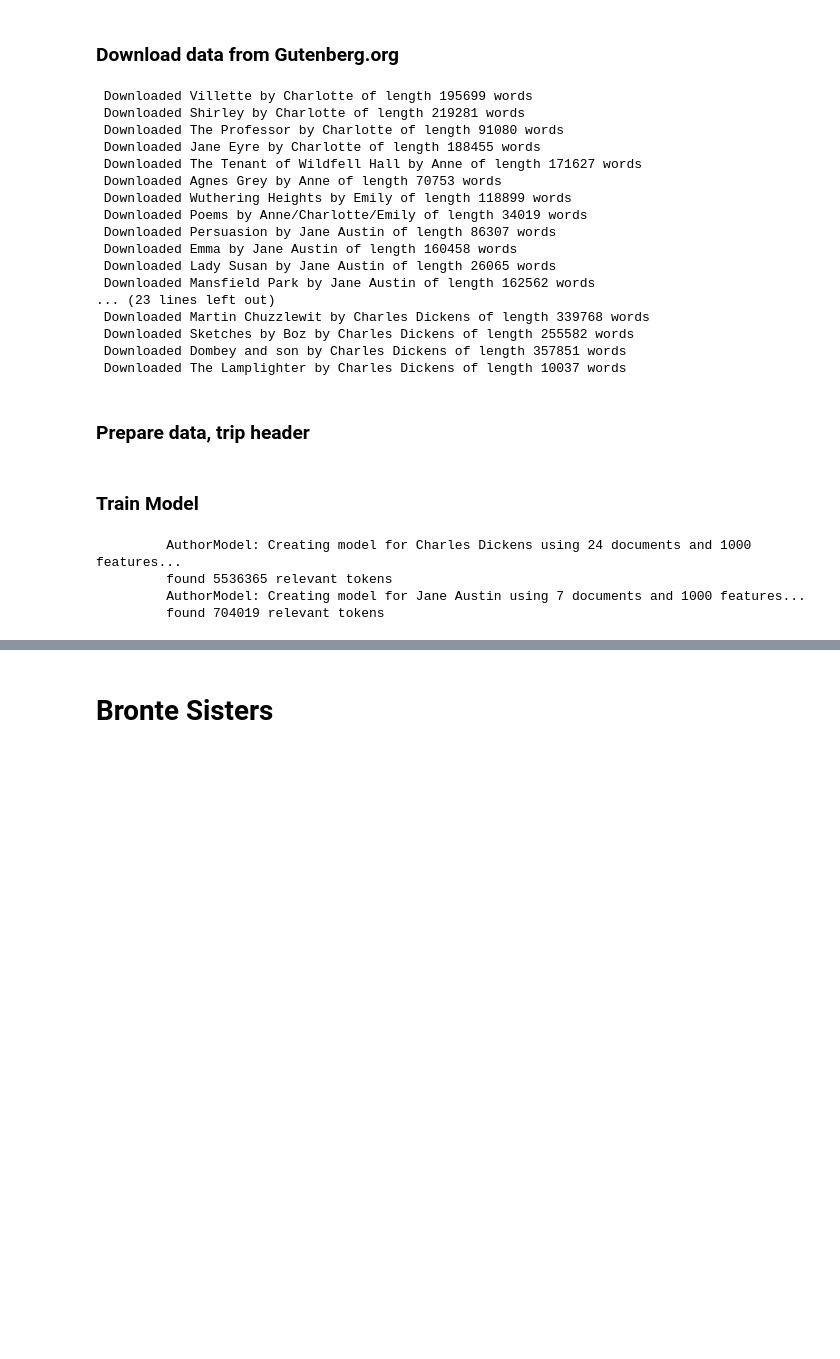
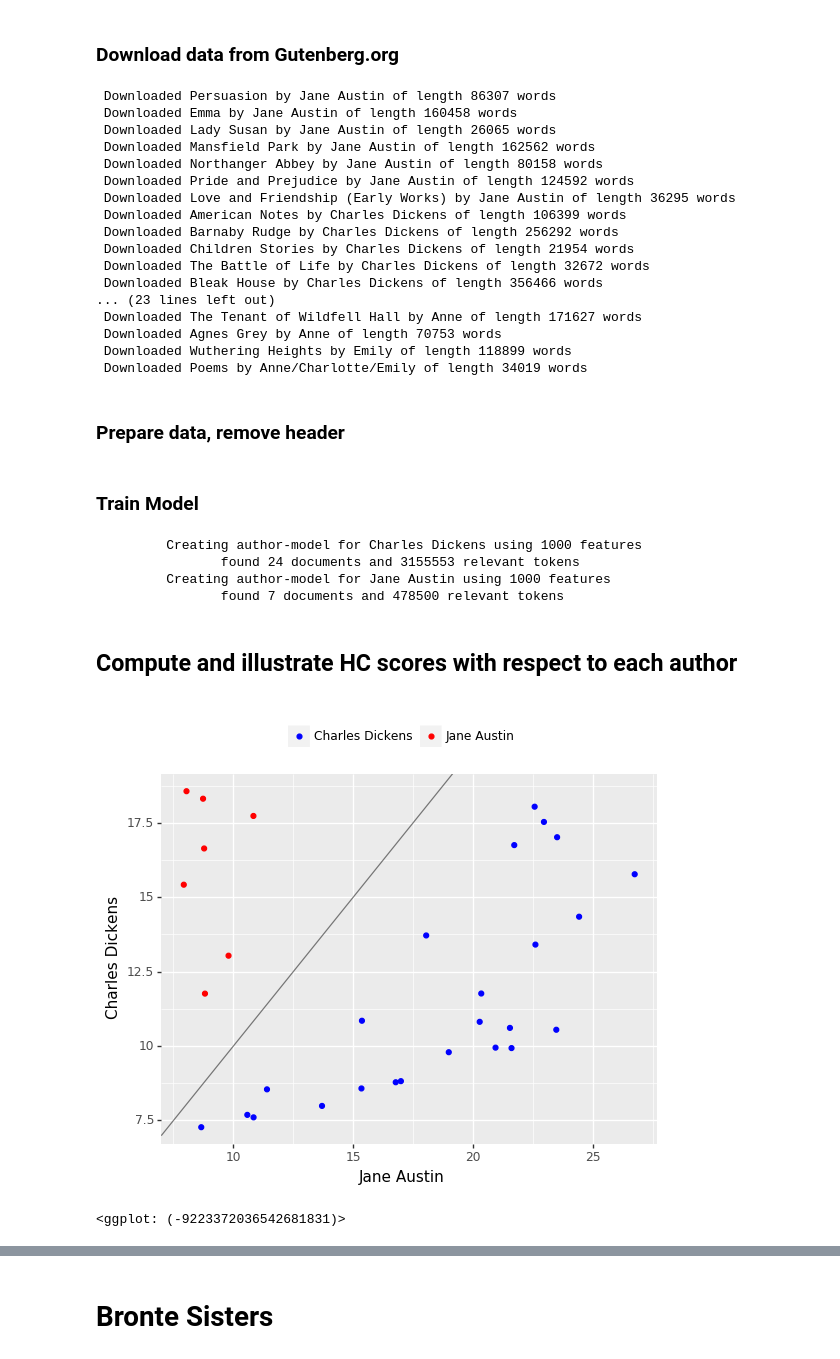
Before and after one commit to alonkipnis/AuthAttLib, a Jupyter notebook: AuthorshipAttribution_example.ipynb, the cells around one changed output, grey strips where cells are left out. Saved outputs shown, nothing was run; the diff lists cells and outputs as text; code cells hidden in the pictures; blank space fills up the shorter version.

```diff
--- a/AuthorshipAttribution_example.ipynb
+++ b/AuthorshipAttribution_example.ipynb
@@ -71,14 +71,15 @@ Bronte_sisters = [
 def download_text(url) :
     r = requests.get(url)
     if r.status_code == requests.codes.ok :
-        return r.text.encode('UTF-8')
+        txt = r.text.encode('UTF-8')
+        return txt
     else:
         print('Failed')
         return ""
 
-lo_lists = dict({'Bronte' : Bronte_sisters,
-                 'Austin' : Austin,
-                 'Dickens' : Dickens})
+lo_lists = {'Austin' :  Austin,
+            'Dickens' : Dickens,
+            'BronteSisters' : Bronte_sisters}
 
 for ls in lo_lists :
     data = pd.DataFrame(lo_lists[ls], columns=['author', 'title', 'url'])
@@ -89,24 +90,24 @@ for ls in lo_lists :
 
     data.to_csv('./Data/' + str(ls) + '.csv')
 # %% [output]
- Downloaded Villette by Charlotte of length 195699 words
- Downloaded Shirley by Charlotte of length 219281 words
- Downloaded The Professor by Charlotte of length 91080 words
- Downloaded Jane Eyre by Charlotte of length 188455 words
+ Downloaded Persuasion by Jane Austin of length 86307 words
+ Downloaded Emma by Jane Austin of length 160458 words
+ Downloaded Lady Susan by Jane Austin of length 26065 words
+ Downloaded Mansfield Park by Jane Austin of length 162562 words
+ Downloaded Northanger Abbey by Jane Austin of length 80158 words
+ Downloaded Pride and Prejudice by Jane Austin of length 124592 words
+ Downloaded Love and Friendship (Early Works) by Jane Austin of length 36295 words
+ Downloaded American Notes by Charles Dickens of length 106399 words
+ Downloaded Barnaby Rudge by Charles Dickens of length 256292 words
+ Downloaded Children Stories by Charles Dickens of length 21954 words
+ Downloaded The Battle of Life by Charles Dickens of length 32672 words
+ Downloaded Bleak House by Charles Dickens of length 356466 words
+... (23 lines left out)
  Downloaded The Tenant of Wildfell Hall by Anne of length 171627 words
  Downloaded Agnes Grey by Anne of length 70753 words
  Downloaded Wuthering Heights by Emily of length 118899 words
  Downloaded Poems by Anne/Charlotte/Emily of length 34019 words
- Downloaded Persuasion by Jane Austin of length 86307 words
- Downloaded Emma by Jane Austin of length 160458 words
- Downloaded Lady Susan by Jane Austin of length 26065 words
- Downloaded Mansfield Park by Jane Austin of length 162562 words
-... (23 lines left out)
- Downloaded Martin Chuzzlewit by Charles Dickens of length 339768 words
- Downloaded Sketches by Boz by Charles Dickens of length 255582 words
- Downloaded Dombey and son by Charles Dickens of length 357851 words
- Downloaded The Lamplighter by Charles Dickens of length 10037 words
 # %% [markdown]
-<H3> Prepare data, trip header</H3>
+<H3> Prepare data, remove header</H3>
 # %%
 def clean_corpus(data) :
@@ -124,18 +127,25 @@ data = pd.concat([clean_corpus(Dickens_corpus),
 # %% [markdown]
 <H3>Train Model</H3>
 # %%
-model = AuthorshipAttributionMultiText(data,
+model = AuthorshipAttributionMulti(data,
                         vocab_size = 1000, # number of features
-                        words_to_ignore = ['?','.',',',':',';','!','-'],
+                        words_to_ignore =
+                    ['?','.',',',':',';','!','-','"','(',')'],
                         stbl = True, #mode of HC score
                         ngram_range = (1,1), # how many ngram to use
                         )
 # %% [output]
-         AuthorModel: Creating model for Charles Dickens using 24 documents and 1000 features...
-         found 5536365 relevant tokens
-         AuthorModel: Creating model for Jane Austin using 7 documents and 1000 features...
-         found 704019 relevant tokens
+         Creating author-model for Charles Dickens using 1000 features
+                found 24 documents and 3155553 relevant tokens
+         Creating author-model for Jane Austin using 1000 features
+                found 7 documents and 478500 relevant tokens
+# %% [markdown]
+<H2>Compute and illustrate HC scores with respect to each author</H2>
 # %%
 #compute HC scores of document against each corpus
 df0 = model.internal_stats_corpus()
 df = model.internal_stats()
+plot_author_pair_HC(df, wrt_author=('Jane Austin', 'Charles Dickens'))
+# %% [output]
+[figure, added]
+<ggplot: (-9223372036542681831)>
```
Also changed, not shown: parts of 5 cells of this notebook, 1 other file.
